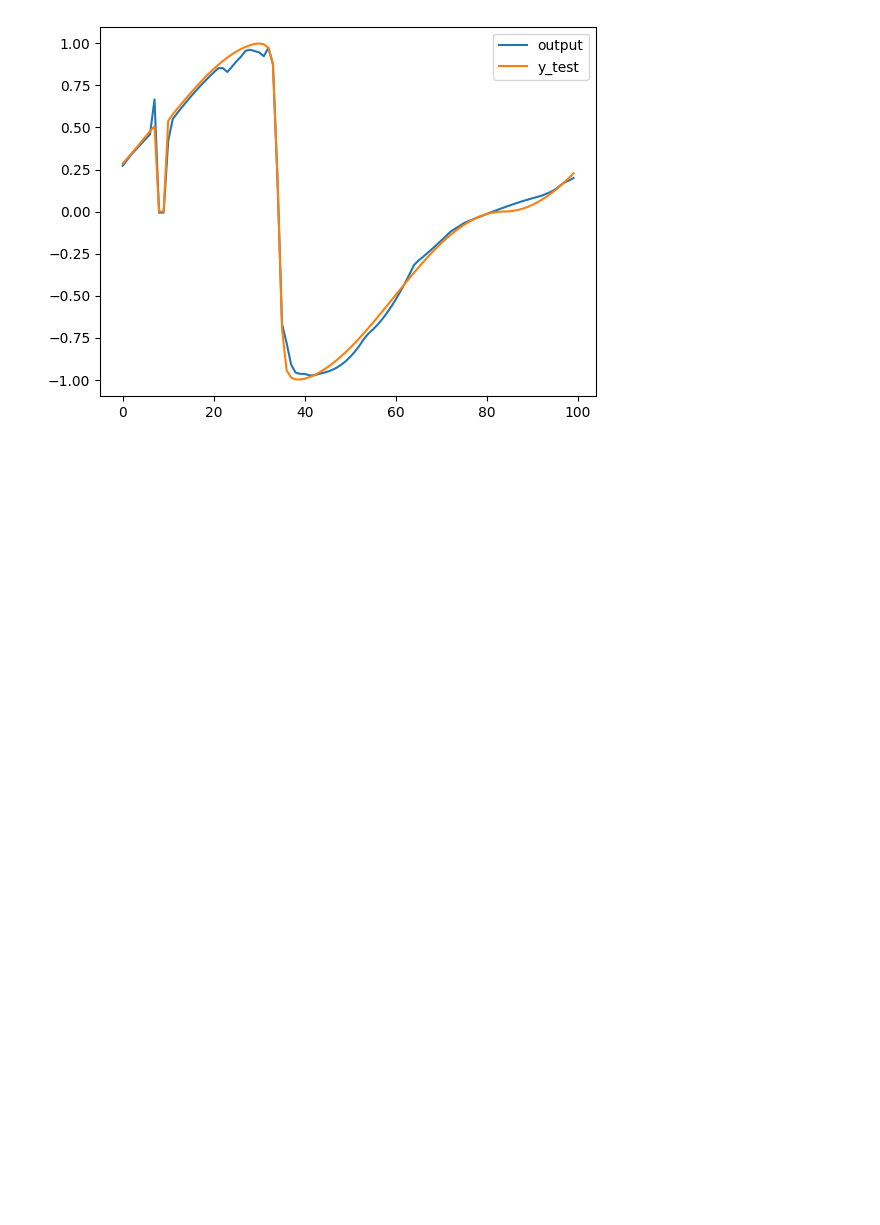
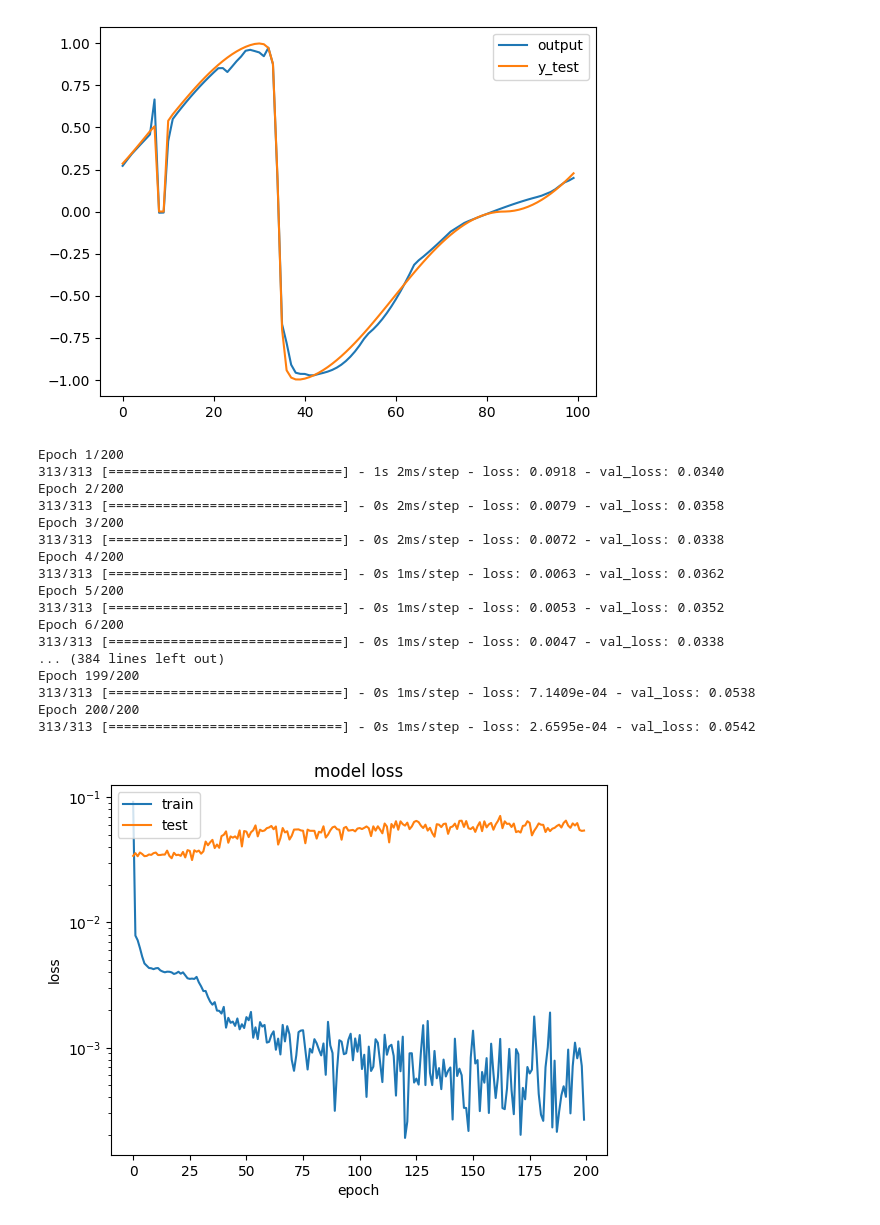
Before and after one commit to pawelmagnu/PyMPDATA, a Jupyter notebook: fluxes/second_attempt.ipynb, the cells around one changed output. Cells and saved outputs as stored; diff of their text form; code cells hidden in the pictures; blank space fills up the shorter version.

```diff
--- a/fluxes/second_attempt.ipynb
+++ b/fluxes/second_attempt.ipynb
@@ -8,13 +9,13 @@ train_data_dir = './data/'
 # %%
 def load_data(filepath, idx):
     data = []
-    for i in range(idx):
+    for i in tqdm(range(idx)):
         advector = np.load(filepath + 'advector_' + str(i) + '.npy')
         advectee = np.load(filepath + 'advectee_' + str(i) + '.npy')
         flux = np.load(filepath + 'corrective_flux_' + str(i) + '.npy')
         data.append([advector, advectee, -flux])
 
-    for i in range(idx):
+    for i in tqdm(range(idx)):
         data[i][1] = pd.DataFrame(data[i][1]).fillna(method='ffill').values
         data[i][0] = pd.DataFrame(data[i][0]).fillna(method='ffill').values
         data[i][2] = pd.DataFrame(data[i][2]).fillna(method='ffill').values
@@ -23,4 +24,4 @@ def load_data(filepath, idx):
         data[i][2] = pd.DataFrame(data[i][2]).fillna(method='bfill').values
     return data
 # %%
-data_train = load_data(train_data_dir, 2000)
+data_train = load_data(train_data_dir, 20000)
@@ -159,3 +146,31 @@ Epoch 200/200
 [figure]
 4/4 [==============================] - 0s 1ms/step
 [figure]
+# %%
+df_train = pd.DataFrame(train_stencils, columns=['input', 'flux'])
+model = get_model(n_hidden_layers=4, n_neurons=20)
+df_test = df_train[-1000:]
+df_train = df_train[:10000]
+model, history = train_model(model, df_train, df_test, epochs=200)
+visualize_training(history)
+visualize_output(model, df_test[-100:])
+model.save('model2.h5')
+# %% [output]
+Epoch 1/200
+313/313 [==============================] - 1s 2ms/step - loss: 0.0918 - val_loss: 0.0340
+Epoch 2/200
+313/313 [==============================] - 0s 2ms/step - loss: 0.0079 - val_loss: 0.0358
+Epoch 3/200
+313/313 [==============================] - 0s 2ms/step - loss: 0.0072 - val_loss: 0.0338
+Epoch 4/200
+313/313 [==============================] - 0s 1ms/step - loss: 0.0063 - val_loss: 0.0362
+Epoch 5/200
+313/313 [==============================] - 0s 1ms/step - loss: 0.0053 - val_loss: 0.0352
+Epoch 6/200
+313/313 [==============================] - 0s 1ms/step - loss: 0.0047 - val_loss: 0.0338
+... (384 lines left out)
+Epoch 199/200
+313/313 [==============================] - 0s 1ms/step - loss: 7.1409e-04 - val_loss: 0.0538
+Epoch 200/200
+313/313 [==============================] - 0s 1ms/step - loss: 2.6595e-04 - val_loss: 0.0542
+[figure, added]
```
Also changed, not shown: parts of 13 cells of this notebook.
